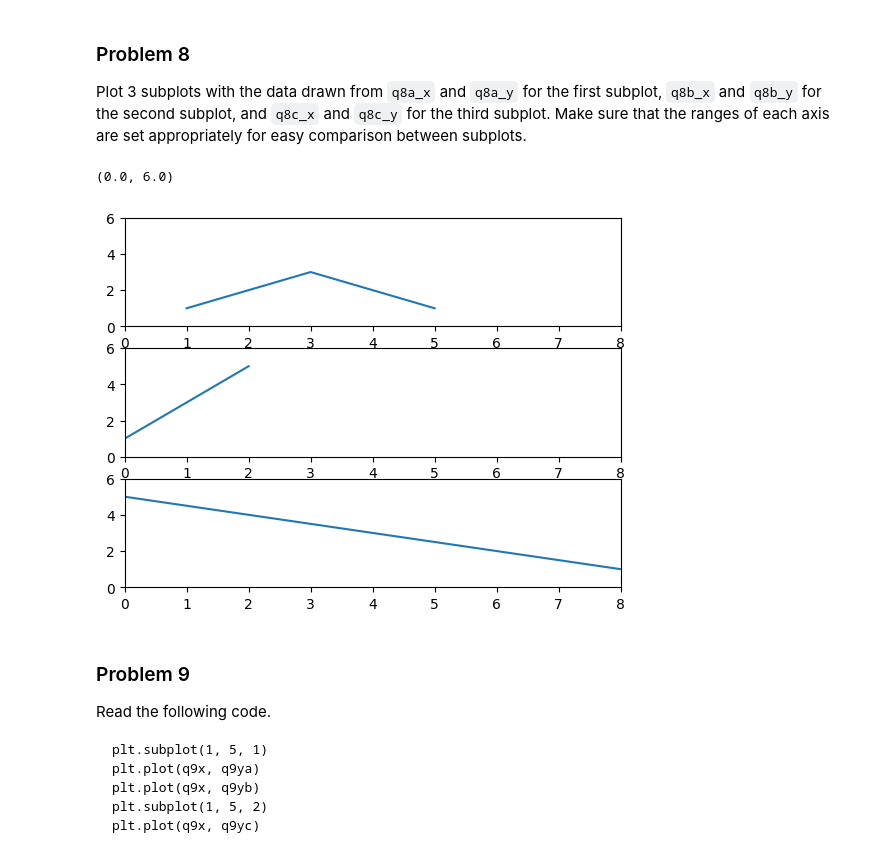
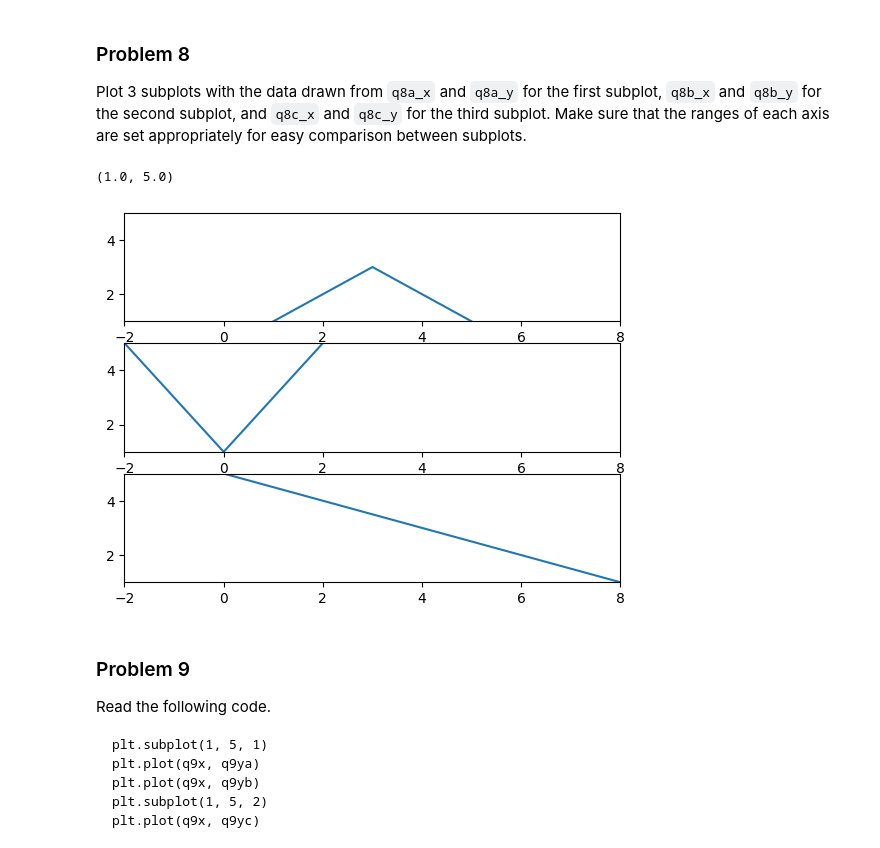
Before and after one commit to MercWithACommit/dx602-homework-05, a Jupyter notebook: homework.ipynb, the cells around one changed output. Drawn from its saved outputs; the diff is of its cells as text; code cells hidden in the pictures.

```diff
--- a/homework.ipynb
+++ b/homework.ipynb
@@ -223,24 +224,26 @@ q8c_y = [5, 4, 3, 2, 1]
 # %%
 # YOUR CHANGES HERE
 
+x_combined = q8a_x + q8b_x + q8c_x
+y_combined = q8a_y + q8b_y + q8c_y
 
 plt.subplot(3, 1, 1)
 plt.plot(q8a_x, q8a_y)
-plt.xlim(0, 8)
-plt.ylim(0, 6)
+plt.xlim(min(x_combined), max(x_combined))
+plt.ylim(min(y_combined), max(y_combined))
 
 plt.subplot(3, 1, 2)
 plt.plot(q8b_x, q8b_y)
-plt.xlim(0, 8)
-plt.ylim(0, 6)
+plt.xlim(min(x_combined), max(x_combined))
+plt.ylim(min(y_combined), max(y_combined))
 
 plt.subplot(3, 1, 3)
 plt.plot(q8c_x, q8c_y)
-plt.xlim(0, 8)
-plt.ylim(0, 6)
+plt.xlim(min(x_combined), max(x_combined))
+plt.ylim(min(y_combined), max(y_combined))
 # %% [output]
-(0.0, 6.0)
+(1.0, 5.0)
-[figure, old version]
+[figure, new version]
 # %% [markdown]
 ### Problem 9
 
```
Also changed, not shown: parts of 11 cells of this notebook.
